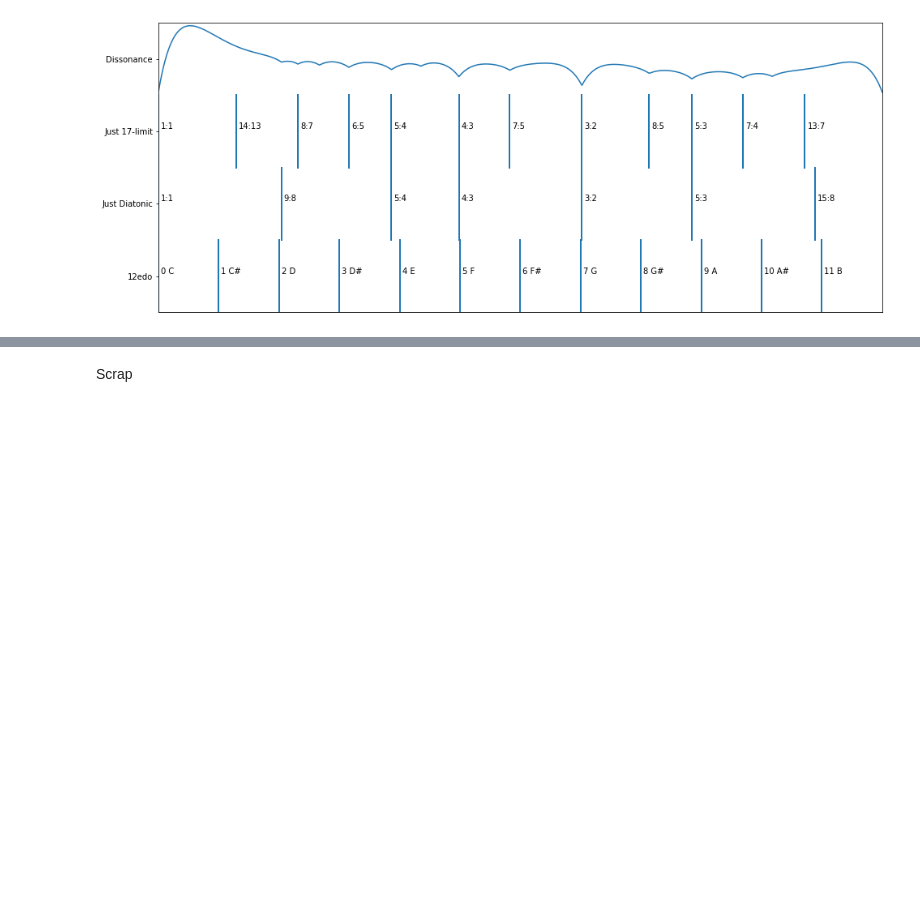
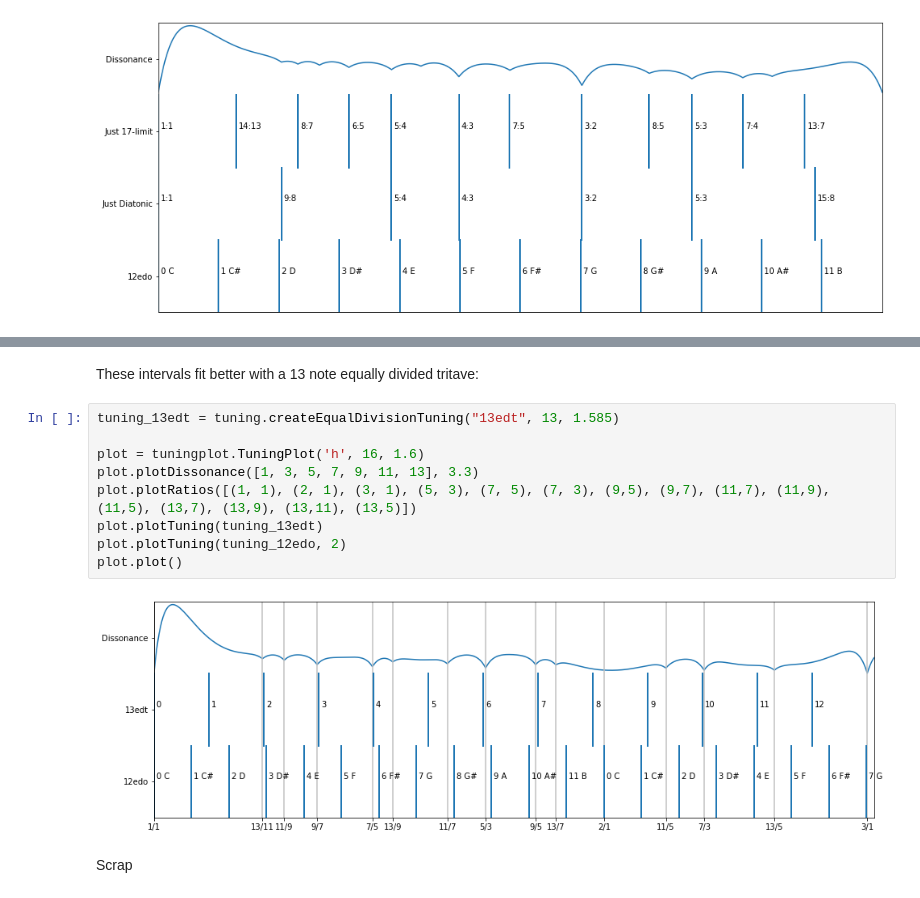
Before and after one commit to pigatron-industries/xen_quantizer, a Jupyter notebook: python/Tuning.ipynb, the cells around one changed output, grey strips where cells are left out. Saved outputs shown, nothing was run; the diff lists cells and outputs as text; blank space fills up the shorter version.

```diff
--- a/python/Tuning.ipynb
+++ b/python/Tuning.ipynb
@@ -123,3 +140,16 @@ plot.plot()
+# %% [markdown]
+These intervals fit better with a 13 note equally divided tritave:
+# %%
+tuning_13edt = tuning.createEqualDivisionTuning("13edt", 13, 1.585)
+
+plot = tuningplot.TuningPlot('h', 16, 1.6)
+plot.plotDissonance([1, 3, 5, 7, 9, 11, 13], 3.3)
+plot.plotRatios([(1, 1), (2, 1), (3, 1), (5, 3), (7, 5), (7, 3), (9,5), (9,7), (11,7), (11,9), (11,5), (13,7), (13,9), (13,11), (13,5)])
+plot.plotTuning(tuning_13edt)
+plot.plotTuning(tuning_12edo, 2)
+plot.plot()
+# %% [output]
+[figure, added]
 # %% [markdown]
 Scrap
 # %%
```
Also changed, not shown: parts of 7 cells of this notebook, 3 other files.
